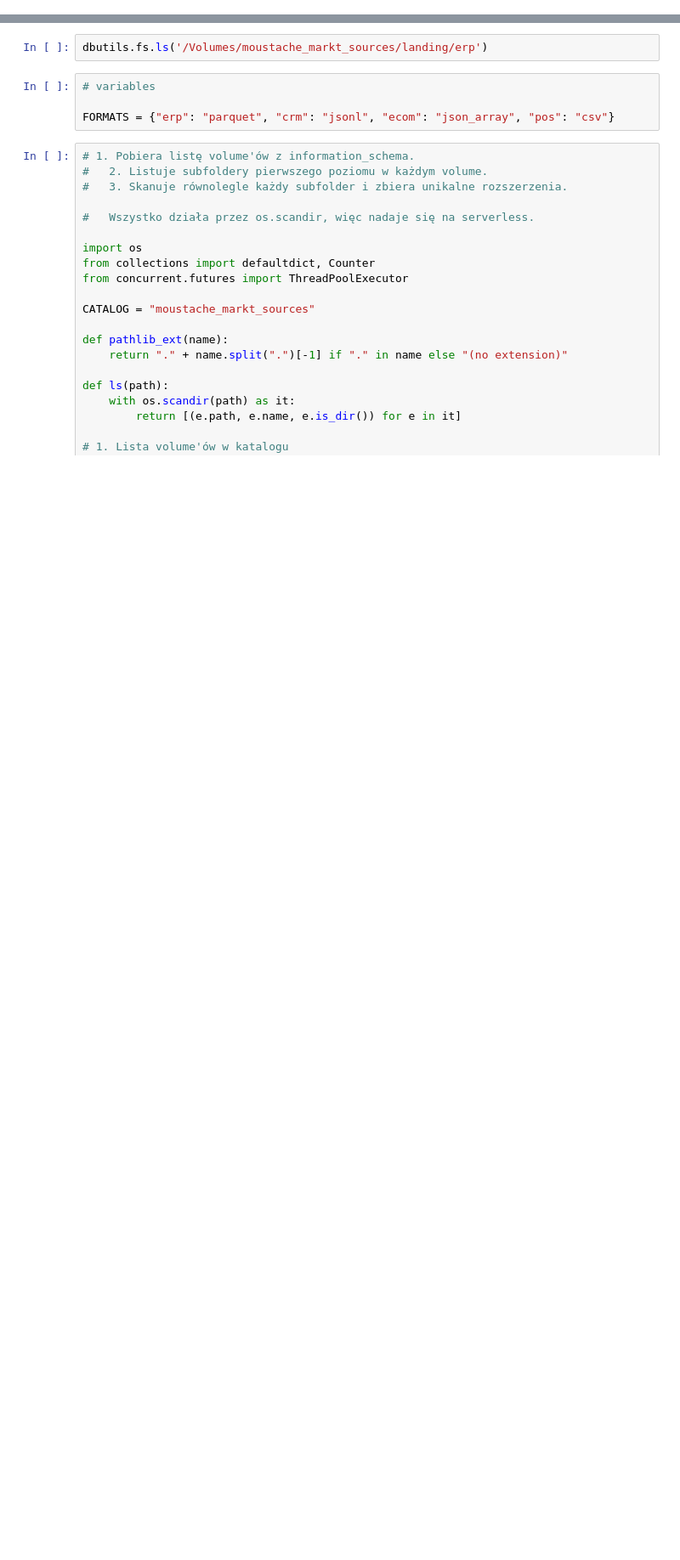
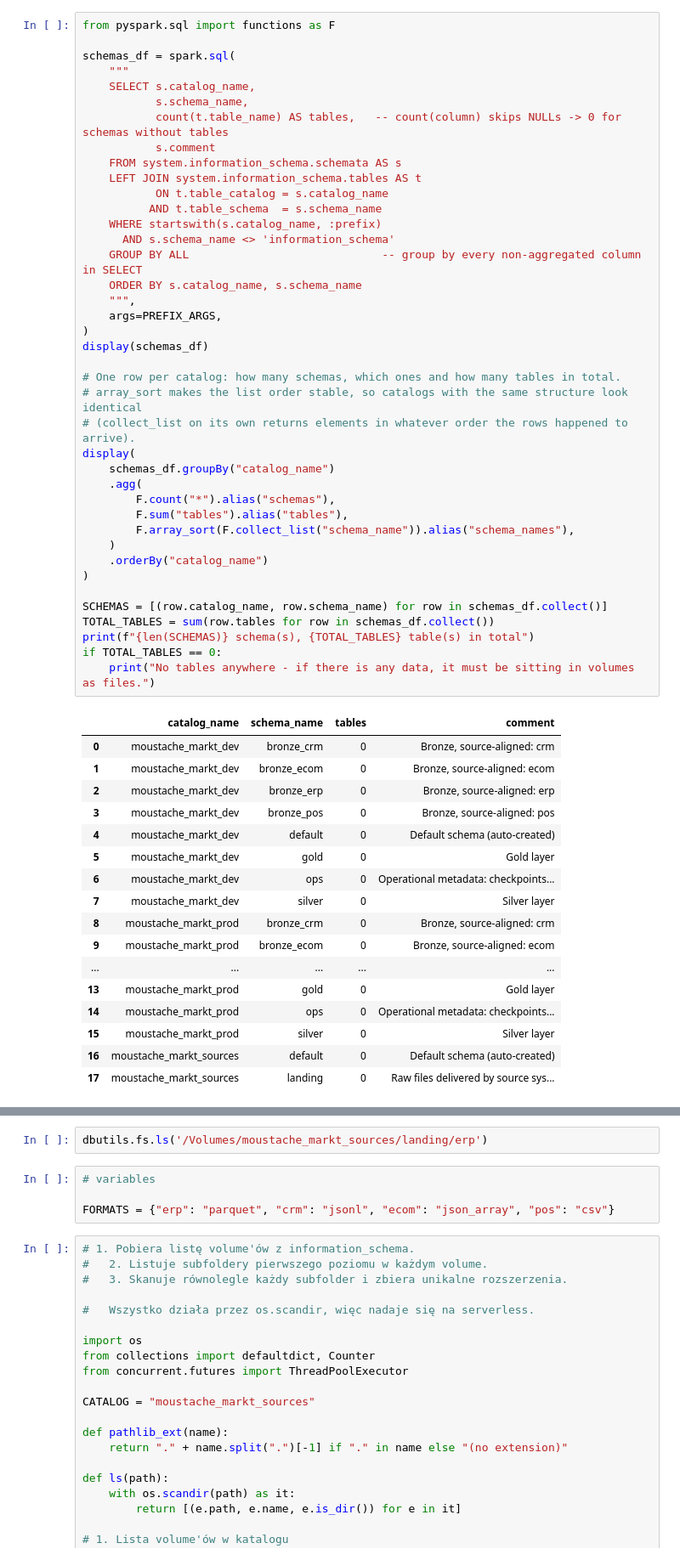
Before and after one commit to mwasalski/moustache_markt_yt, a Jupyter notebook: 01_reading_files.ipynb, the cells around one changed output, grey strips where cells are left out. Shown at 85% size. Cells and saved outputs as stored; diff of their text form; blank space fills up the shorter version.

```diff
--- a/01_reading_files.ipynb
+++ b/01_reading_files.ipynb
@@ -171,0 +66,58 @@ for ext, count in extensions.most_common():
+# %%
+from pyspark.sql import functions as F
+
+schemas_df = spark.sql(
+    """
+    SELECT s.catalog_name,
+           s.schema_name,
+           count(t.table_name) AS tables,   -- count(column) skips NULLs -> 0 for schemas without tables
+           s.comment
+    FROM system.information_schema.schemata AS s
+    LEFT JOIN system.information_schema.tables AS t
+           ON t.table_catalog = s.catalog_name
+          AND t.table_schema  = s.schema_name
+    WHERE startswith(s.catalog_name, :prefix)
+      AND s.schema_name <> 'information_schema'
+    GROUP BY ALL                             -- group by every non-aggregated column in SELECT
+    ORDER BY s.catalog_name, s.schema_name
+    """,
+    args=PREFIX_ARGS,
+)
+display(schemas_df)
+
+# One row per catalog: how many schemas, which ones and how many tables in total.
+# array_sort makes the list order stable, so catalogs with the same structure look identical
+# (collect_list on its own returns elements in whatever order the rows happened to arrive).
+display(
+    schemas_df.groupBy("catalog_name")
+    .agg(
+        F.count("*").alias("schemas"),
+        F.sum("tables").alias("tables"),
+        F.array_sort(F.collect_list("schema_name")).alias("schema_names"),
+    )
+    .orderBy("catalog_name")
+)
+
+SCHEMAS = [(row.catalog_name, row.schema_name) for row in schemas_df.collect()]
+TOTAL_TABLES = sum(row.tables for row in schemas_df.collect())
+print(f"{len(SCHEMAS)} schema(s), {TOTAL_TABLES} table(s) in total")
+if TOTAL_TABLES == 0:
+    print("No tables anywhere - if there is any data, it must be sitting in volumes as files.")
+# %% [output]
+|  | catalog_name | schema_name | tables | comment |
+| 0 | moustache_markt_dev | bronze_crm | 0 | Bronze, source-aligned: crm |
+| 1 | moustache_markt_dev | bronze_ecom | 0 | Bronze, source-aligned: ecom |
+| 2 | moustache_markt_dev | bronze_erp | 0 | Bronze, source-aligned: erp |
+| 3 | moustache_markt_dev | bronze_pos | 0 | Bronze, source-aligned: pos |
+| 4 | moustache_markt_dev | default | 0 | Default schema (auto-created) |
+| 5 | moustache_markt_dev | gold | 0 | Gold layer |
+| 6 | moustache_markt_dev | ops | 0 | Operational metadata: checkpoints... |
+| 7 | moustache_markt_dev | silver | 0 | Silver layer |
+| 8 | moustache_markt_prod | bronze_crm | 0 | Bronze, source-aligned: crm |
+| 9 | moustache_markt_prod | bronze_ecom | 0 | Bronze, source-aligned: ecom |
+| ... | ... | ... | ... | ... |
+| 13 | moustache_markt_prod | gold | 0 | Gold layer |
+| 14 | moustache_markt_prod | ops | 0 | Operational metadata: checkpoints... |
+| 15 | moustache_markt_prod | silver | 0 | Silver layer |
+| 16 | moustache_markt_sources | default | 0 | Default schema (auto-created) |
+| 17 | moustache_markt_sources | landing | 0 | Raw files delivered by source sys... |
```
Also changed, not shown: parts of 16 cells of this notebook, 5 other files.
